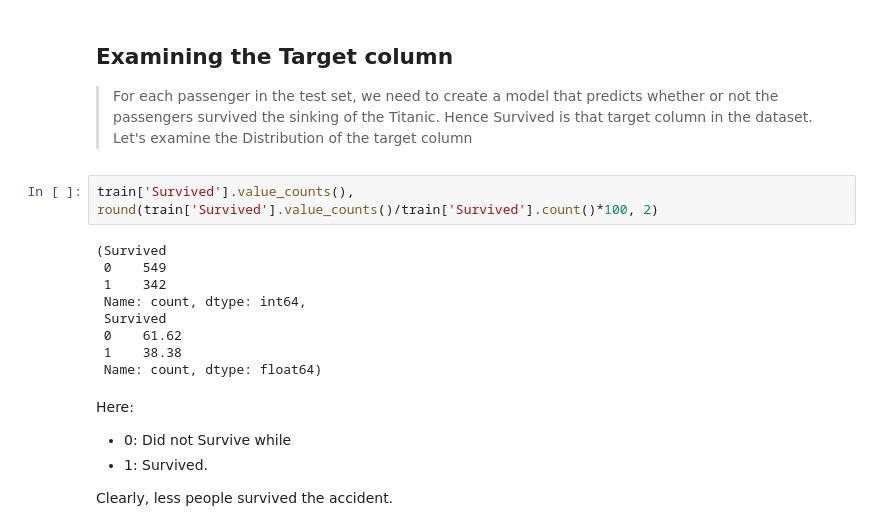
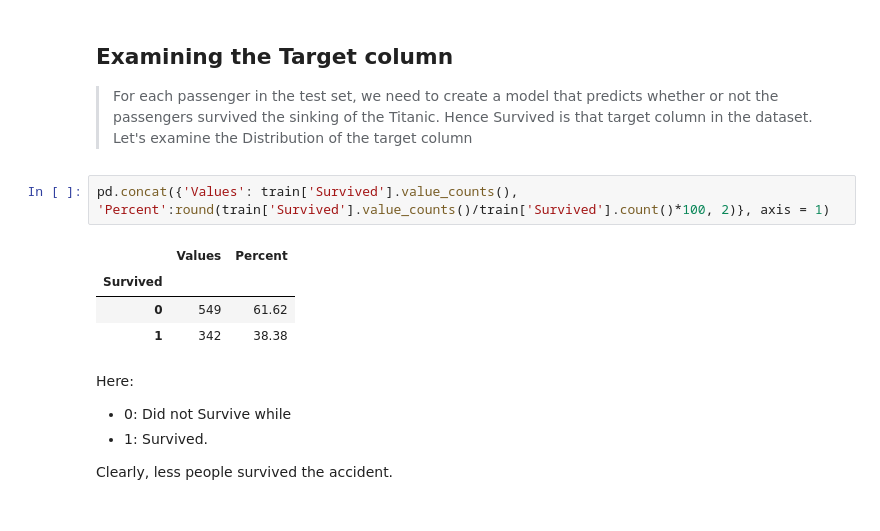
Before and after one commit to PrimEGameR123/ML, a Jupyter notebook: handle-missing-values.ipynb, the cells around one changed output. Saved outputs shown, nothing was run; the diff lists cells and outputs as text.

```diff
--- a/handle-missing-values.ipynb
+++ b/handle-missing-values.ipynb
@@ -67,16 +67,12 @@ Testing data shape:  (418, 11)
 
 >For each passenger in the test set, we need to create a model that predicts whether or not the passengers survived the sinking of the Titanic. Hence Survived is that target column in the dataset. Let's examine the Distribution of the target column
 # %%
-train['Survived'].value_counts(), round(train['Survived'].value_counts()/train['Survived'].count()*100, 2)
+pd.concat({'Values': train['Survived'].value_counts(), 'Percent':round(train['Survived'].value_counts()/train['Survived'].count()*100, 2)}, axis = 1)
 # %% [output]
-(Survived
- 0    549
- 1    342
- Name: count, dtype: int64,
- Survived
- 0    61.62
- 1    38.38
- Name: count, dtype: float64)
+|  | Values | Percent |
+| Survived |  |  |
+| 0 | 549 | 61.62 |
+| 1 | 342 | 38.38 |
 # %% [markdown]
 Here:
 * 0: Did not Survive while
```
Also changed, not shown: parts of 11 cells of this notebook.
